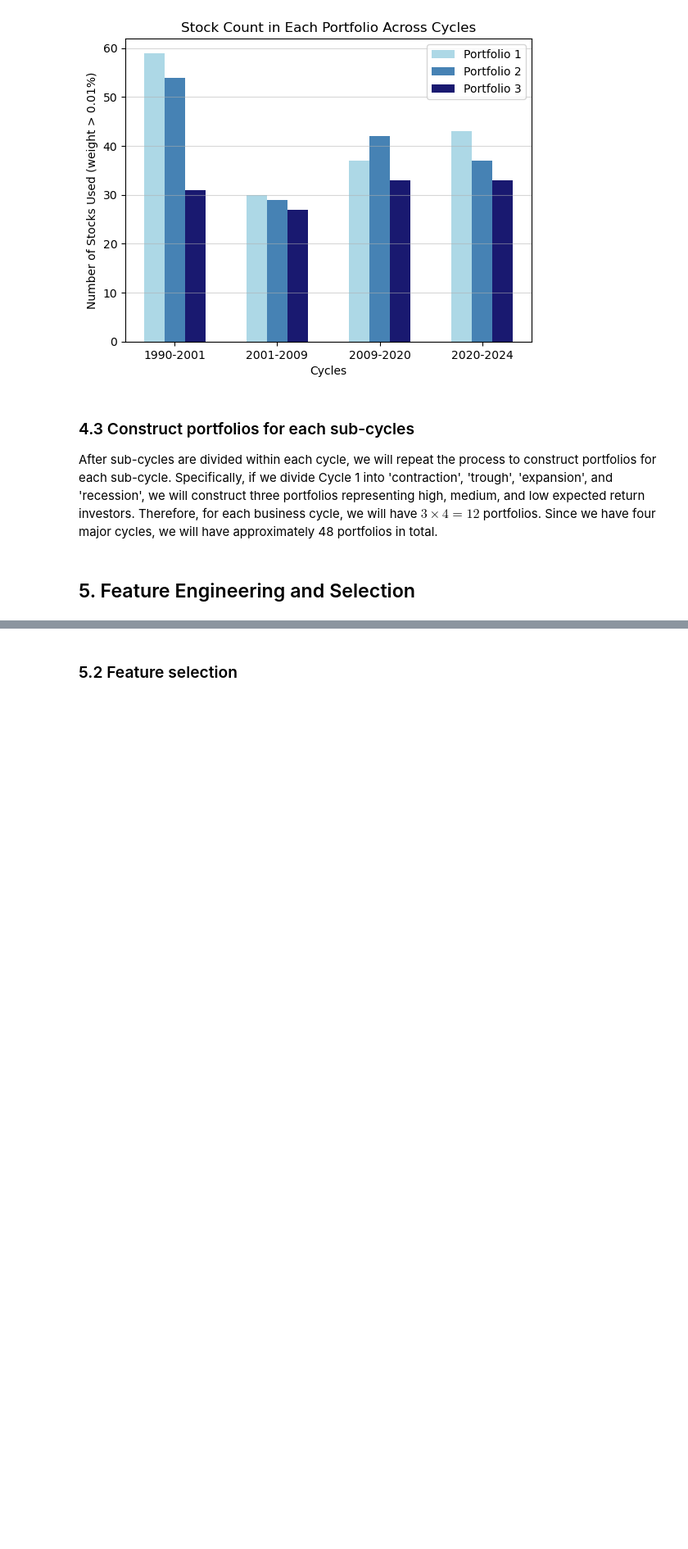
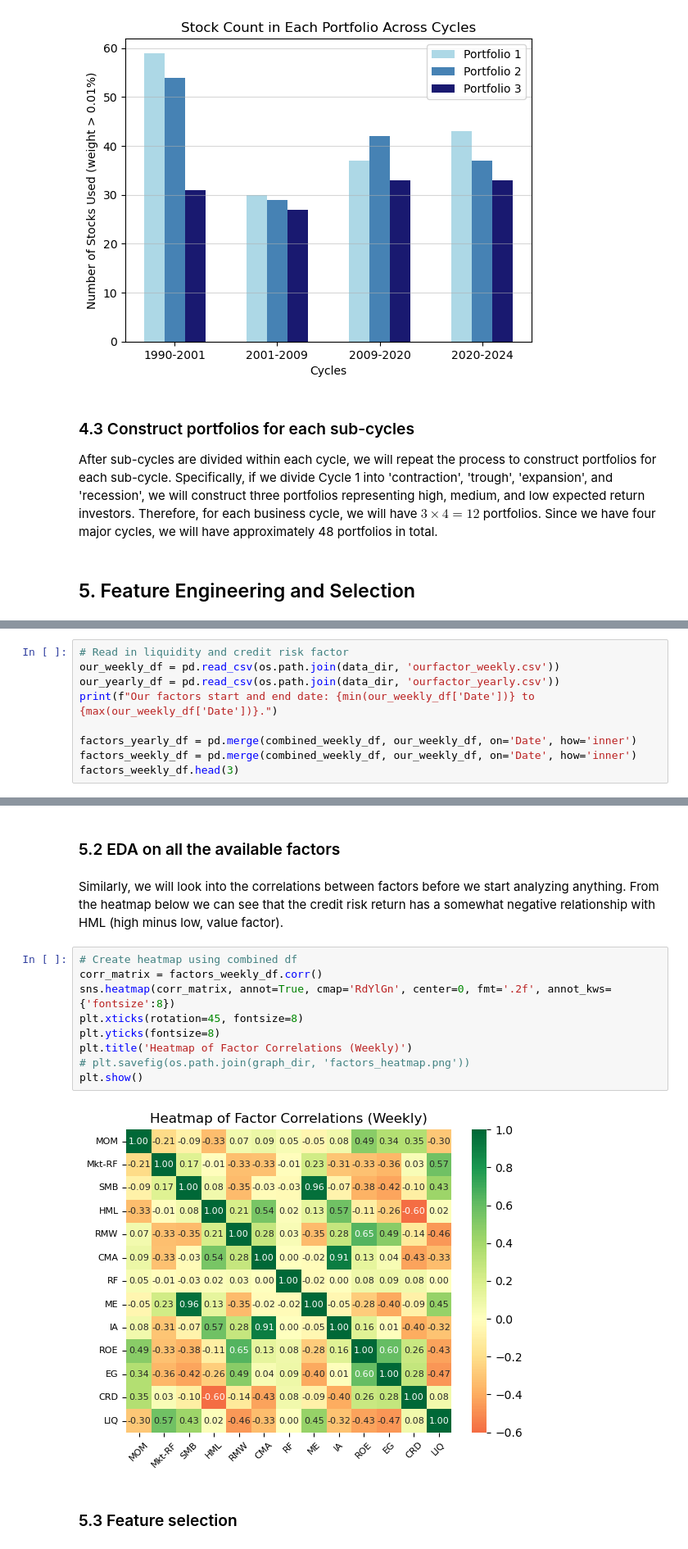
Before and after one commit to patrickwjwang/equity-cycle, a Jupyter notebook: notebooks/equity-cycle-submission-1.ipynb, the cells around one changed output, grey strips where cells are left out. Shown at 82% size. Drawn from its saved outputs; the diff is of its cells as text; blank space fills up the shorter version.

```diff
--- a/notebooks/equity-cycle-submission-1.ipynb
+++ b/notebooks/equity-cycle-submission-1.ipynb
@@ -448,0 +392,9 @@ Cycle 4 starts from 2020-03-31, ends with 2023-12-29, and has 665 stocks credit
+# %%
+# Read in liquidity and credit risk factor
+our_weekly_df = pd.read_csv(os.path.join(data_dir, 'ourfactor_weekly.csv'))
+our_yearly_df = pd.read_csv(os.path.join(data_dir, 'ourfactor_yearly.csv'))
+print(f"Our factors start and end date: {min(our_weekly_df['Date'])} to {max(our_weekly_df['Date'])}.")
+
+factors_yearly_df = pd.merge(combined_weekly_df, our_weekly_df, on='Date', how='inner')
+factors_weekly_df = pd.merge(combined_weekly_df, our_weekly_df, on='Date', how='inner')
+factors_weekly_df.head(3)
@@ -449,2 +407,17 @@ Cycle 4 starts from 2020-03-31, ends with 2023-12-29, and has 665 stocks credit
+# %% [markdown]
+### 5.2 EDA on all the available factors
+# %% [markdown]
+Similarly, we will look into the correlations between factors before we start analyzing anything. From the heatmap below we can see that the credit risk return has a somewhat negative relationship with HML (high minus low, value factor).
+# %%
+# Create heatmap using combined df
+corr_matrix = factors_weekly_df.corr()
+sns.heatmap(corr_matrix, annot=True, cmap='RdYlGn', center=0, fmt='.2f', annot_kws={'fontsize':8})
+plt.xticks(rotation=45, fontsize=8)
+plt.yticks(fontsize=8)
+plt.title('Heatmap of Factor Correlations (Weekly)')
+# plt.savefig(os.path.join(graph_dir, 'factors_heatmap.png'))
+plt.show()
+# %% [output]
+[figure, added]
 # %% [markdown]
-### 5.2 Feature selection
+### 5.3 Feature selection
```
Also changed, not shown: parts of 12 cells of this notebook, 9 other files.
